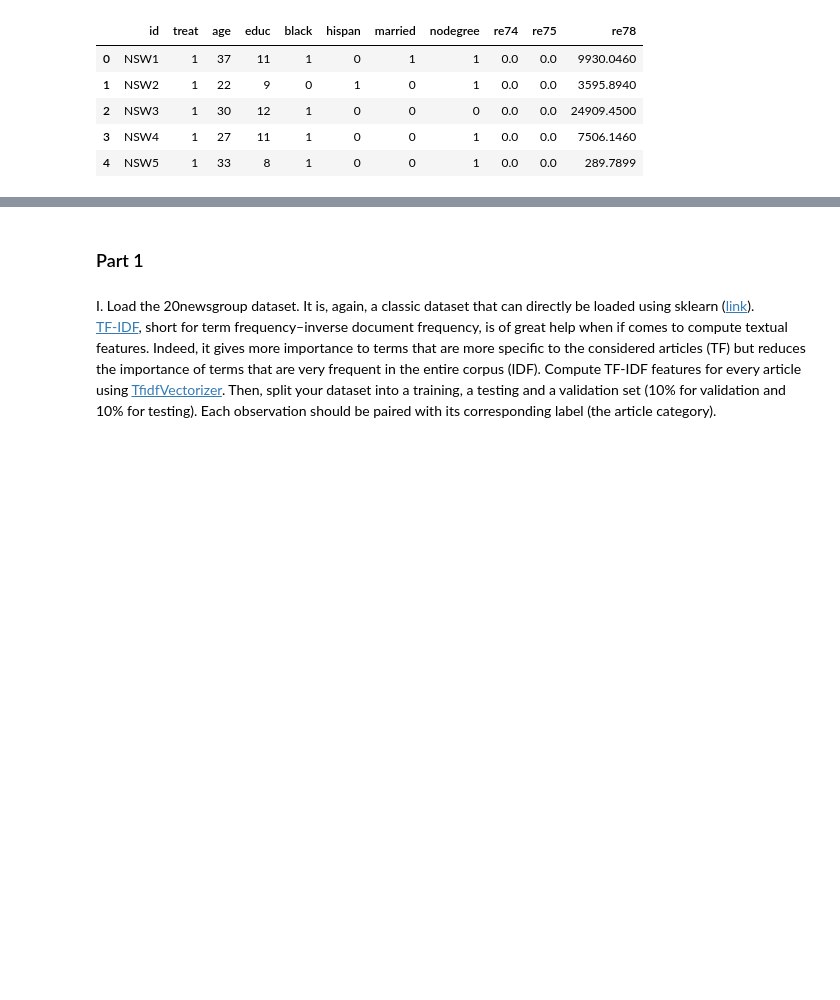
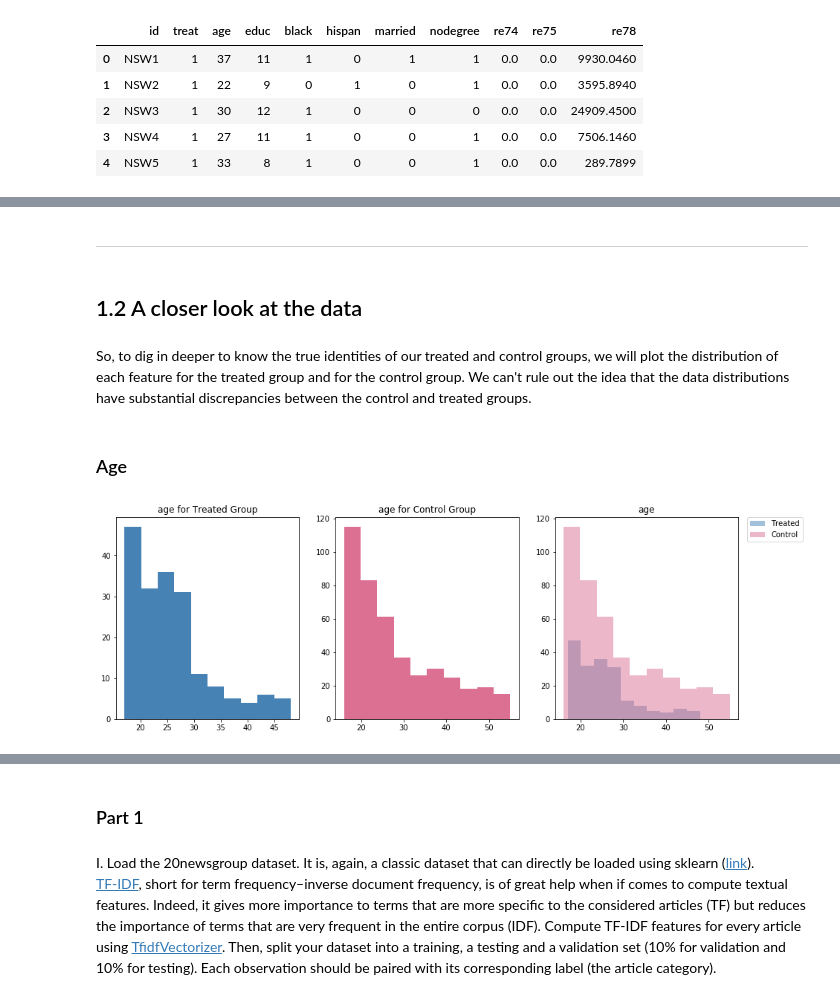
Before and after one commit to Amaumaury/ada-2017, a Jupyter notebook: 04 - Applied ML/Homework 4.ipynb, the cells around one changed output, grey strips where cells are left out. Cells and saved outputs as stored; diff of their text form; code cells hidden in the pictures; blank space fills up the shorter version.

```diff
--- a/04 - Applied ML/Homework 4.ipynb
+++ b/04 - Applied ML/Homework 4.ipynb
@@ -349,0 +180,4 @@ ___
+# %% [markdown]
+-------------------------------------------------
+# %% [markdown]
+## 1.2 A closer look at the data
@@ -349,0 +187,8 @@ ___
+# %% [markdown]
+So, to dig in deeper to know the true identities of our treated and control groups, we will plot the distribution of each feature for the treated group and for the control group. We can't rule out the idea that the data distributions have substantial discrepancies between the control and treated groups.
+# %% [markdown]
+### Age
+# %%
+nice_hist('age')
+# %% [output]
+[figure, added]
```
Also changed, not shown: parts of 85 cells of this notebook.
